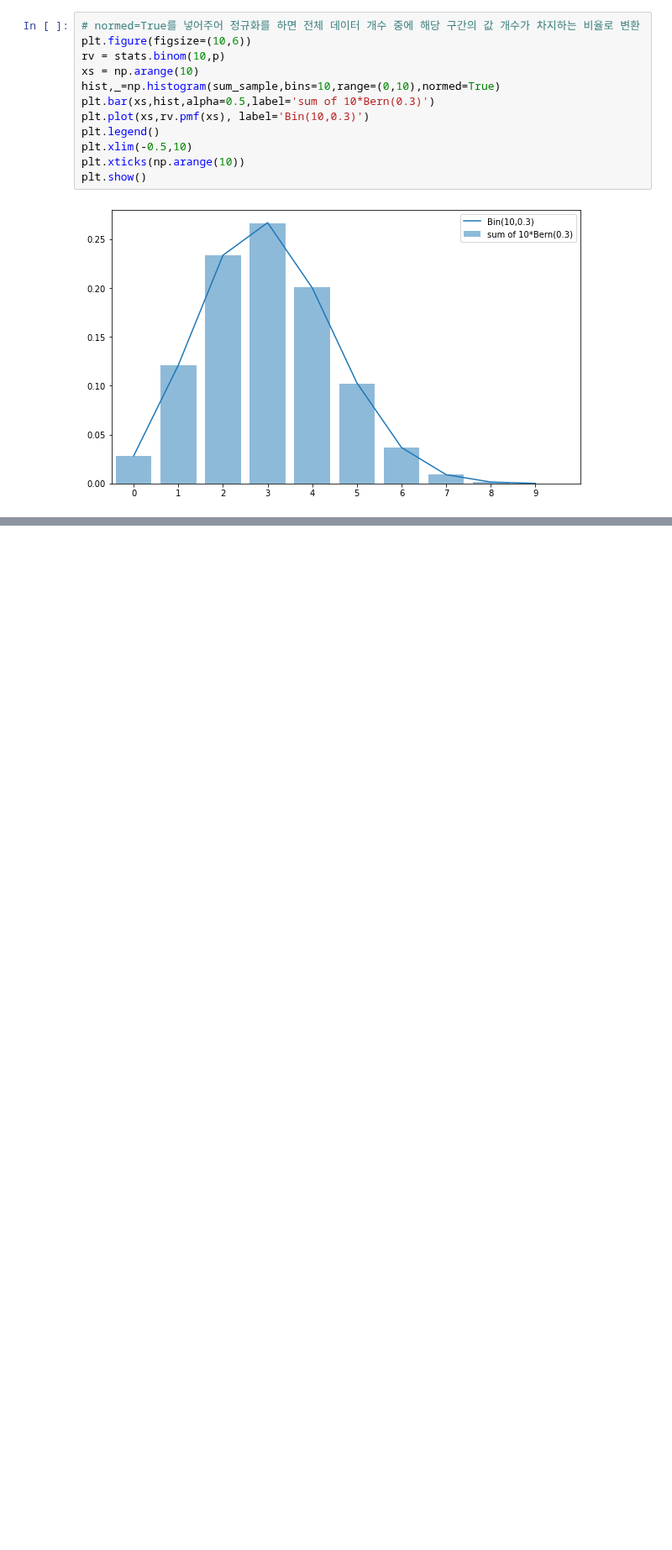
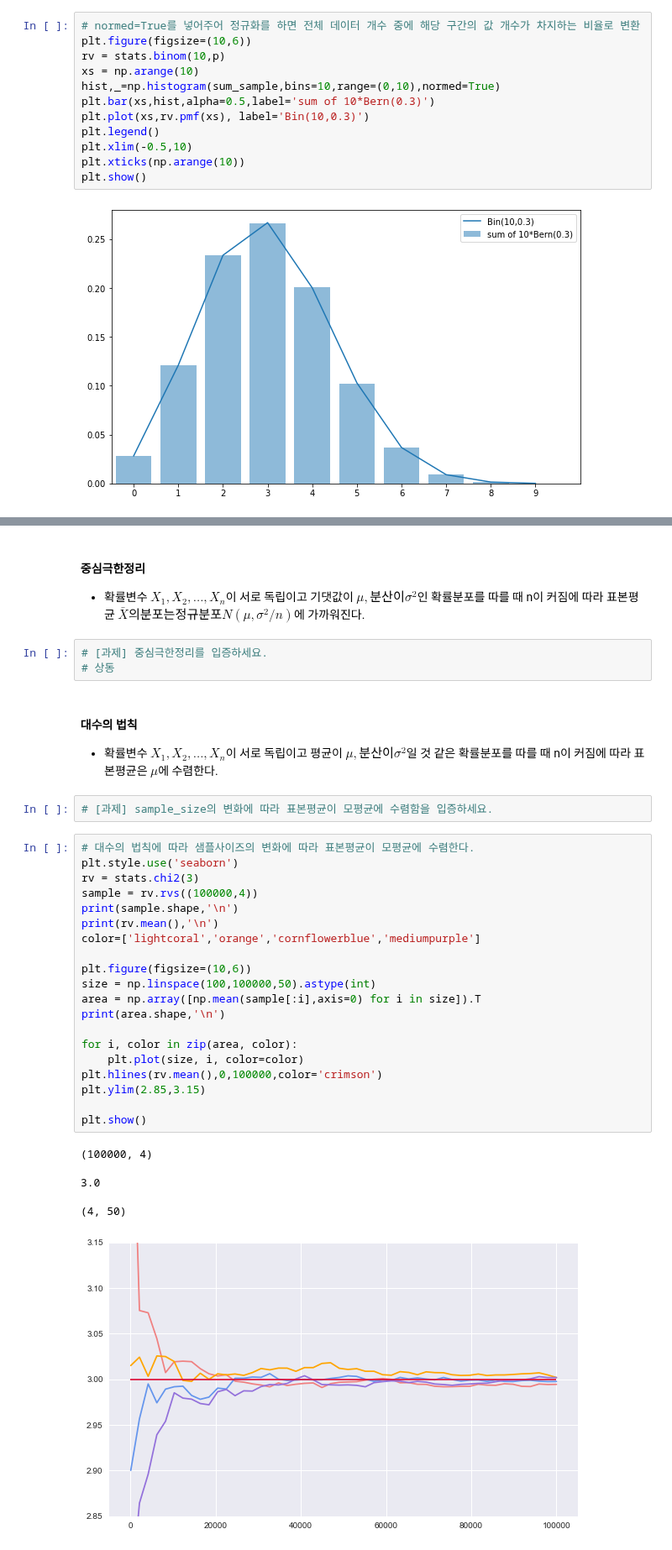
Before and after one commit to bnv20/kdt5, a Jupyter notebook: m3_통계/stat_4.ipynb, the cells around one changed output, grey strips where cells are left out. Shown at 84% size. Cells and saved outputs as stored; diff of their text form; blank space fills up the shorter version.

```diff
--- a/m3_통계/stat_4.ipynb
+++ b/m3_통계/stat_4.ipynb
@@ -257,0 +276,38 @@ plt.show()
+# %% [markdown]
+#### 중심극한정리
+- 확률변수 $X_1, X_2,...,X_n$이 서로 독립이고 기댓값이 $\mu, 분산이 {\sigma}^2$인 확률분포를 따를 때 n이 커짐에 따라 표본평균 $\bar{X}의 분포는 정규분포 N(\mu,{\sigma}^2/n)$에 가까워진다.
+# %%
+# [과제] 중심극한정리를 입증하세요.
+# 상동
+# %% [markdown]
+#### 대수의 법칙
+- 확률변수 $X_1,X_2,...,X_n$이 서로 독립이고 평균이 $\mu, 분산이 \sigma^2$일 것 같은 확률분포를 따를 때 n이 커짐에 따라 표본평균은 $\mu$에 수렴한다.
+# %%
+# [과제] sample_size의 변화에 따라 표본평균이 모평균에 수렴함을 입증하세요.
+# %%
+# 대수의 법칙에 따라 샘플사이즈의 변화에 따라 표본평균이 모평균에 수렴한다.
+plt.style.use('seaborn')
+rv = stats.chi2(3)
+sample = rv.rvs((100000,4))
+print(sample.shape,'\n')
+print(rv.mean(),'\n')
+color=['lightcoral','orange','cornflowerblue','mediumpurple']
+
+plt.figure(figsize=(10,6))
+size = np.linspace(100,100000,50).astype(int)
+area = np.array([np.mean(sample[:i],axis=0) for i in size]).T
+print(area.shape,'\n')
+
+for i, color in zip(area, color):
+    plt.plot(size, i, color=color)
+plt.hlines(rv.mean(),0,100000,color='crimson')
+plt.ylim(2.85,3.15)
+
+plt.show()
+# %% [output]
+(100000, 4)
+
+3.0
+
+(4, 50)
+[figure, added]
```
Also changed, not shown: parts of 21 cells of this notebook, 1 other file.
